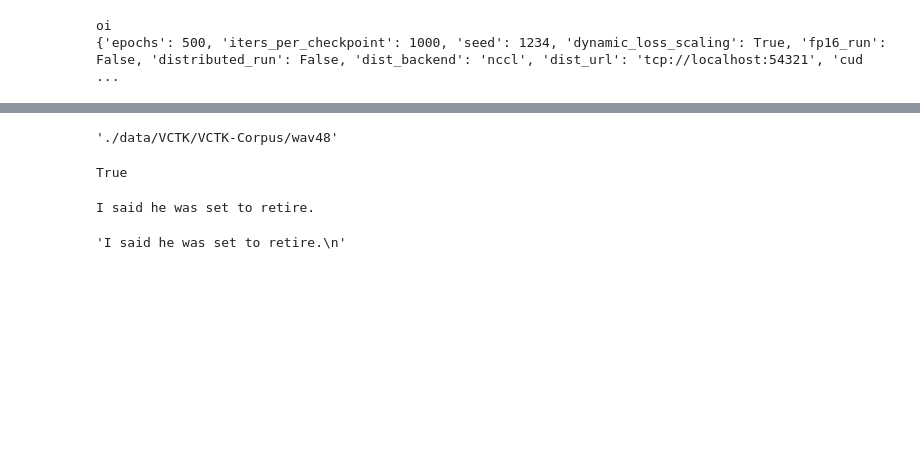
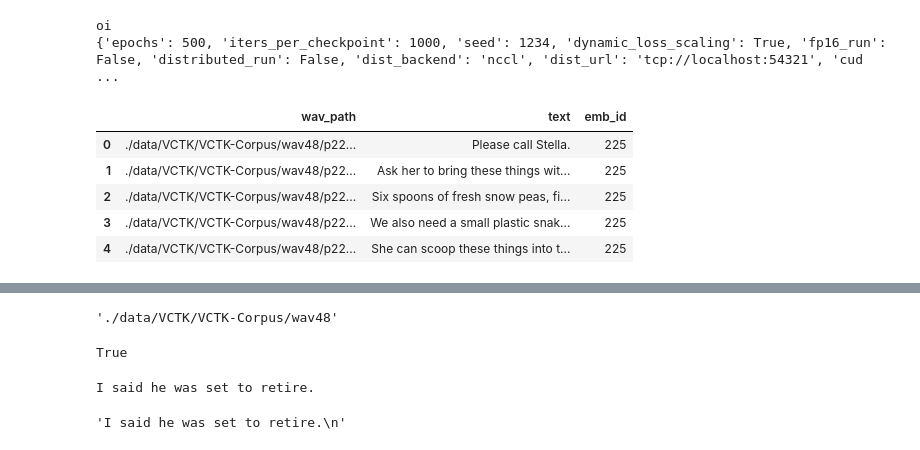
Before and after one commit to lucashueda/pt_etts, a Jupyter notebook: Untitled.ipynb, the cells around one changed output, grey strips where cells are left out. Cells and saved outputs as stored; diff of their text form; code cells hidden in the pictures; blank space fills up the shorter version.

```diff
--- a/Untitled.ipynb
+++ b/Untitled.ipynb
@@ -10,44 +12,94 @@ import os
 # %%
 # Gerando csv com textos e caminhos
 import os
 
 vctk_path = './data/VCTK/VCTK-Corpus/'
 
 wav_files = []
 text_files = []
 speaker_id = []
 
 corromp = []
 
-with open('vctk_aux_df.txt', 'w') as writer:
+# Versão que cria linha a linha tem criado algumas linhas bugadas.
+# with open('vctk_aux_df.txt', 'w') as writer:
 
-    writer.write('wav_path|text|emb_id\n')
+#     writer.write('wav_path|text|emb_id\n')
 
-    for file in os.listdir(vctk_path):
-        if(file=='txt'):
-            text_path = os.path.join(vctk_path,file)
-            wav_path = os.path.join(vctk_path, 'wav48')
-            for speaker in os.listdir(text_path):
-                text_speaker_path = os.path.join(text_path, speaker)
-                wav_speaker_path = os.path.join(wav_path, speaker)
+#     for file in os.listdir(vctk_path):
+#         if(file=='txt'):
+#             text_path = os.path.join(vctk_path,file)
+#             wav_path = os.path.join(vctk_path, 'wav48')
+#             for speaker in os.listdir(text_path):
+#                 text_speaker_path = os.path.join(text_path, speaker)
+#                 wav_speaker_path = os.path.join(wav_path, speaker)
 
-                for txt in os.listdir(text_speaker_path):
-                    full_text_speaker_path = os.path.join(text_speaker_path, txt)
-                    full_wav_speaker_path = os.path.join(wav_speaker_path, txt[:-4] + '.wav')
+#                 for txt in os.listdir(text_speaker_path):
+#                     full_text_speaker_path = os.path.join(text_speaker_path, txt)
+#                     full_wav_speaker_path = os.path.join(wav_speaker_path, txt[:-4] + '.wav')
 
-                    wav_files.append(full_wav_speaker_path)
+#                     wav_files.append(full_wav_speaker_path)
 
-                    if(os.path.isfile(full_text_speaker_path) and os.path.isfile(full_wav_speaker_path)):
-                        with open(full_text_speaker_path) as f:
-                            readed = f.read()
-                            text_file = readed
+#                     if(os.path.isfile(full_text_speaker_path) and os.path.isfile(full_wav_speaker_path)):
+#                         with open(full_text_speaker_path) as f:
+#                             readed = f.read()
+#                             text_file = readed.replace('\r','').replace('\n','')
+#                             if(len(text_file) <= 1):
+#                                 print('texto vazio')
 
-                        wav_file = full_wav_speaker_path.replace('\\','/')
+#                         wav_file = full_wav_speaker_path.replace('\\','/')
 
-                        line = wav_file + '|' + text_file[:-1] + '|' + txt[1:4] +'\n'
+#                         line = wav_file + '|' + text_file[:-1] + '|' + txt[1:4].replace('\r','').replace('\n','') +'\n'
 
-                        writer.write(line)
+#                         writer.write(line)
 
-                    else:
-                        print("Arquivo corrompido encontrado!")
-                        corromp.append(txt)
+#                     else:
+#                         print("Arquivo corrompido encontrado!")
+#                         corromp.append(txt)
+
+
+
+
+
+
+for file in os.listdir(vctk_path):
+    if(file=='txt'):
+        text_path = os.path.join(vctk_path,file)
+        wav_path = os.path.join(vctk_path, 'wav48')
+        for speaker in os.listdir(text_path):
+            text_speaker_path = os.path.join(text_path, speaker)
+            wav_speaker_path = os.path.join(wav_path, speaker)
+
+            for txt in os.listdir(text_speaker_path):
+                full_text_speaker_path = os.path.join(text_speaker_path, txt)
+                full_wav_speaker_path = os.path.join(wav_speaker_path, txt[:-4] + '.wav')
+
+                # wav_files.append(full_wav_speaker_path)
+
+                if(os.path.isfile(full_text_speaker_path) and os.path.isfile(full_wav_speaker_path)):
+                    with open(full_text_speaker_path) as f:
+                        readed = f.read()
+                        text_file = readed.replace('\r','').replace('\n','').replace('''"''','' )
+
+                    wav_file = full_wav_speaker_path.replace('\\','/')
+                    wav_files.append(wav_file)
+                    text_files.append(text_file)
+                    speaker_id.append(txt[1:4])
+
+                    # line = wav_file + '|' + text_file[:-1] + '|' + txt[1:4] +'\n'
+
+                    # writer.write(line)
+
+                else:
+                    print("Arquivo corrompido encontrado!")
+                    corromp.append(txt)
+
+df = pd.DataFrame({'wav_path':wav_files, 'text': text_files, 'emb_id': np.array(speaker_id).astype(int)})
+df.head()
+# %% [output]
+|  | wav_path | text | emb_id |
+| 0 | ./data/VCTK/VCTK-Corpus/wav48/p22... | Please call Stella. | 225 |
+| 1 | ./data/VCTK/VCTK-Corpus/wav48/p22... | Ask her to bring these things wit... | 225 |
+| 2 | ./data/VCTK/VCTK-Corpus/wav48/p22... | Six spoons of fresh snow peas, fi... | 225 |
+| 3 | ./data/VCTK/VCTK-Corpus/wav48/p22... | We also need a small plastic snak... | 225 |
+| 4 | ./data/VCTK/VCTK-Corpus/wav48/p22... | She can scoop these things into t... | 225 |
```
Also changed, not shown: parts of 28 cells of this notebook, 29 other files.
